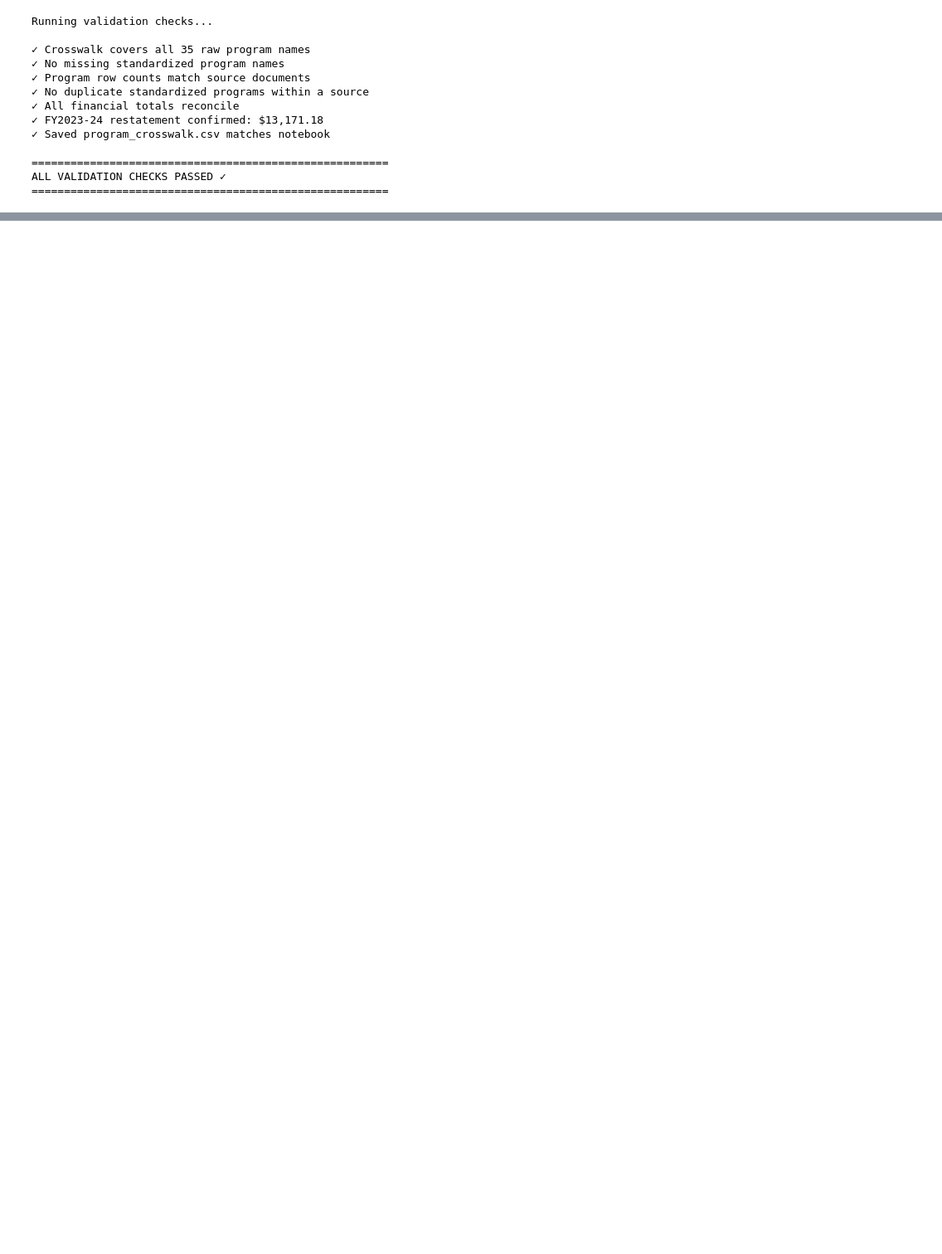
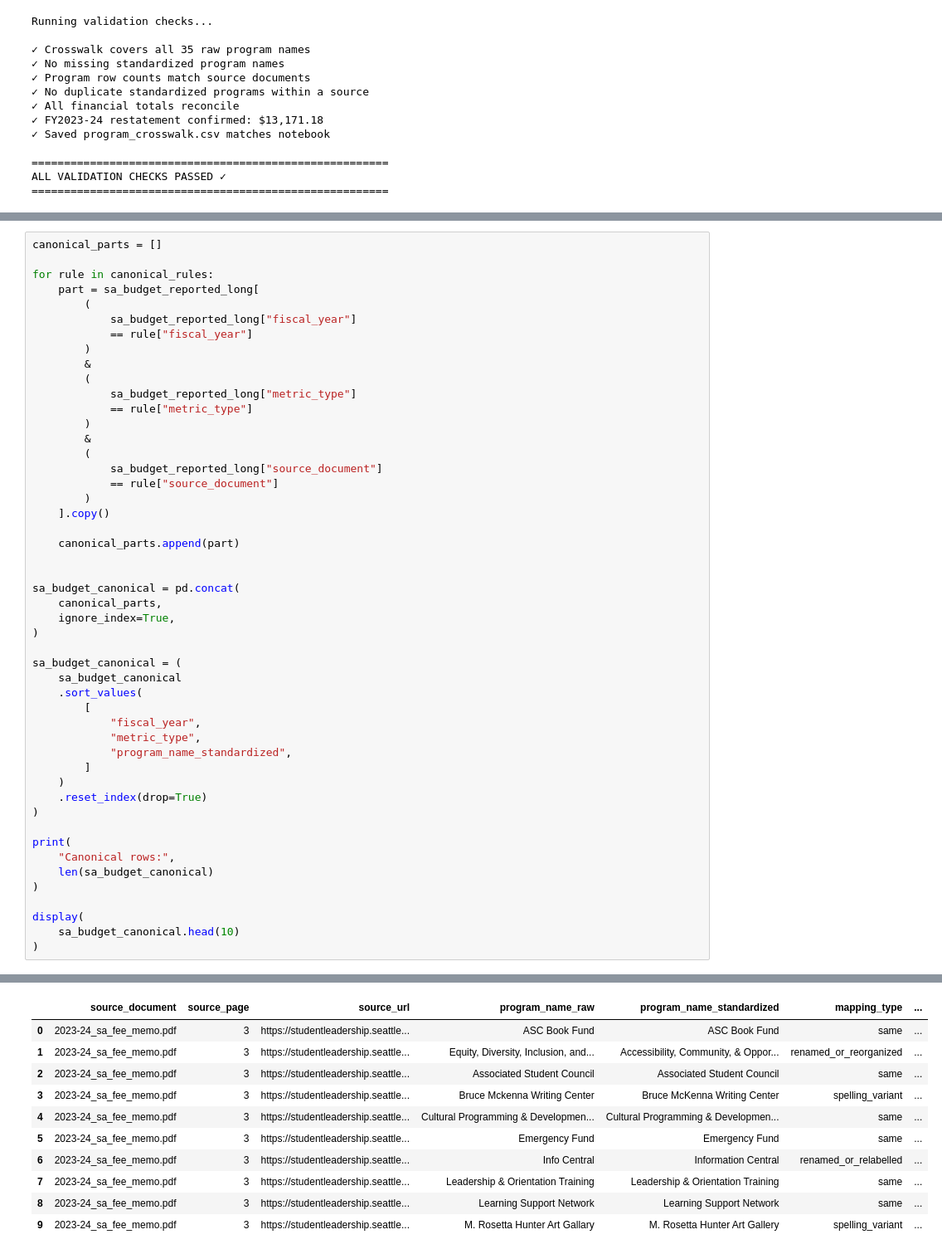
Before and after one commit to MaiNguyen5306/seattle-central-sa-budget-dashboard, a Jupyter notebook: notebooks/02_clean_standardize.ipynb, the cells around one changed output, grey strips where cells are left out. Shown at 83% size. Cells and saved outputs as stored; diff of their text form; blank space fills up the shorter version.

```diff
--- a/notebooks/02_clean_standardize.ipynb
+++ b/notebooks/02_clean_standardize.ipynb
@@ -1236,0 +1556,50 @@ ALL VALIDATION CHECKS PASSED ✓
+# %%
+canonical_parts = []
+
+for rule in canonical_rules:
+    part = sa_budget_reported_long[
+        (
+            sa_budget_reported_long["fiscal_year"]
+            == rule["fiscal_year"]
+        )
+        &
+        (
+            sa_budget_reported_long["metric_type"]
+            == rule["metric_type"]
+        )
+        &
+        (
+            sa_budget_reported_long["source_document"]
+            == rule["source_document"]
+        )
+    ].copy()
+
+    canonical_parts.append(part)
+
+
+sa_budget_canonical = pd.concat(
+    canonical_parts,
+    ignore_index=True,
+)
+
+sa_budget_canonical = (
+    sa_budget_canonical
+    .sort_values(
+        [
+            "fiscal_year",
+            "metric_type",
+            "program_name_standardized",
+        ]
+    )
+    .reset_index(drop=True)
+)
+
+print(
+    "Canonical rows:",
+    len(sa_budget_canonical)
+)
+
+display(
+    sa_budget_canonical.head(10)
+)
+# %% [output]
@@ -1236,0 +1607,11 @@ ALL VALIDATION CHECKS PASSED ✓
+|  | source_document | source_page | source_url | program_name_raw | program_name_standardized | mapping_type | ... |
+| 0 | 2023-24_sa_fee_memo.pdf | 3 | https://studentleadership.seattle... | ASC Book Fund | ASC Book Fund | same | ... |
+| 1 | 2023-24_sa_fee_memo.pdf | 3 | https://studentleadership.seattle... | Equity, Diversity, Inclusion, and... | Accessibility, Community, & Oppor... | renamed_or_reorganized | ... |
+| 2 | 2023-24_sa_fee_memo.pdf | 3 | https://studentleadership.seattle... | Associated Student Council | Associated Student Council | same | ... |
+| 3 | 2023-24_sa_fee_memo.pdf | 3 | https://studentleadership.seattle... | Bruce Mckenna Writing Center | Bruce McKenna Writing Center | spelling_variant | ... |
+| 4 | 2023-24_sa_fee_memo.pdf | 3 | https://studentleadership.seattle... | Cultural Programming & Developmen... | Cultural Programming & Developmen... | same | ... |
+| 5 | 2023-24_sa_fee_memo.pdf | 3 | https://studentleadership.seattle... | Emergency Fund | Emergency Fund | same | ... |
+| 6 | 2023-24_sa_fee_memo.pdf | 3 | https://studentleadership.seattle... | Info Central | Information Central | renamed_or_relabelled | ... |
+| 7 | 2023-24_sa_fee_memo.pdf | 3 | https://studentleadership.seattle... | Leadership & Orientation Training | Leadership & Orientation Training | same | ... |
+| 8 | 2023-24_sa_fee_memo.pdf | 3 | https://studentleadership.seattle... | Learning Support Network | Learning Support Network | same | ... |
+| 9 | 2023-24_sa_fee_memo.pdf | 3 | https://studentleadership.seattle... | M. Rosetta Hunter Art Gallary | M. Rosetta Hunter Art Gallery | spelling_variant | ... |
```
Also changed, not shown: parts of 18 cells of this notebook, 2 other files.
